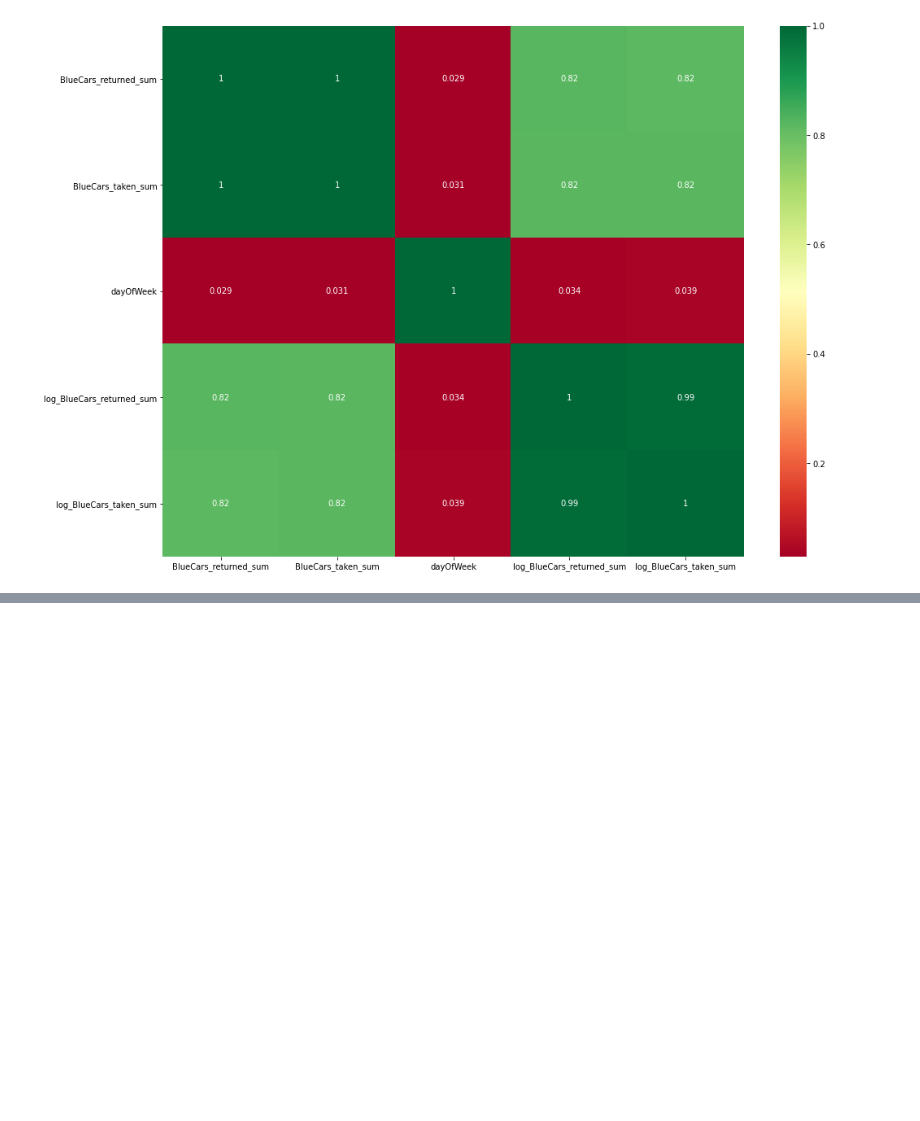
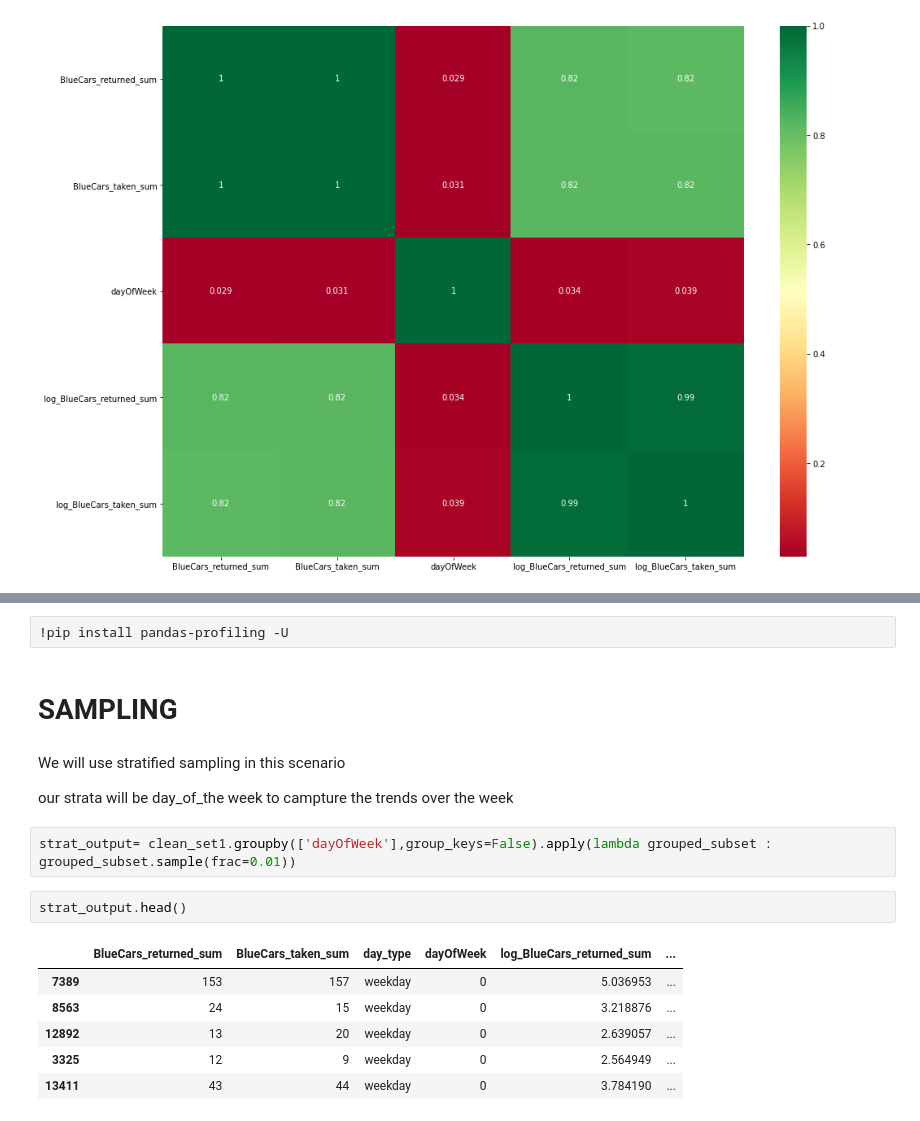
Before and after one commit to UnplugCharger/WEEK_4_Independent_Project, a Jupyter notebook: Week_4_IP.ipynb, the cells around one changed output, grey strips where cells are left out. Drawn from its saved outputs; the diff is of its cells as text; blank space fills up the shorter version.

```diff
--- a/Week_4_IP.ipynb
+++ b/Week_4_IP.ipynb
@@ -243,0 +269,19 @@ g=sns.heatmap(clean_set1[top_corr_features].corr(),annot=True,cmap="RdYlGn")
+# %%
+!pip install pandas-profiling -U
+# %% [markdown]
+# SAMPLING
+# %% [markdown]
+We will use stratified sampling in this scenario
+
+our strata will be day_of_the week to campture the trends over the week
+# %%
+strat_output= clean_set1.groupby(['dayOfWeek'],group_keys=False).apply(lambda grouped_subset : grouped_subset.sample(frac=0.01))
+# %%
+strat_output.head()
+# %% [output]
+|  | BlueCars_returned_sum | BlueCars_taken_sum | day_type | dayOfWeek | log_BlueCars_returned_sum | ... |
+| 7389 | 153 | 157 | weekday | 0 | 5.036953 | ... |
+| 8563 | 24 | 15 | weekday | 0 | 3.218876 | ... |
+| 12892 | 13 | 20 | weekday | 0 | 2.639057 | ... |
+| 3325 | 12 | 9 | weekday | 0 | 2.564949 | ... |
+| 13411 | 43 | 44 | weekday | 0 | 3.784190 | ... |
```
Also changed, not shown: parts of 18 cells of this notebook.
